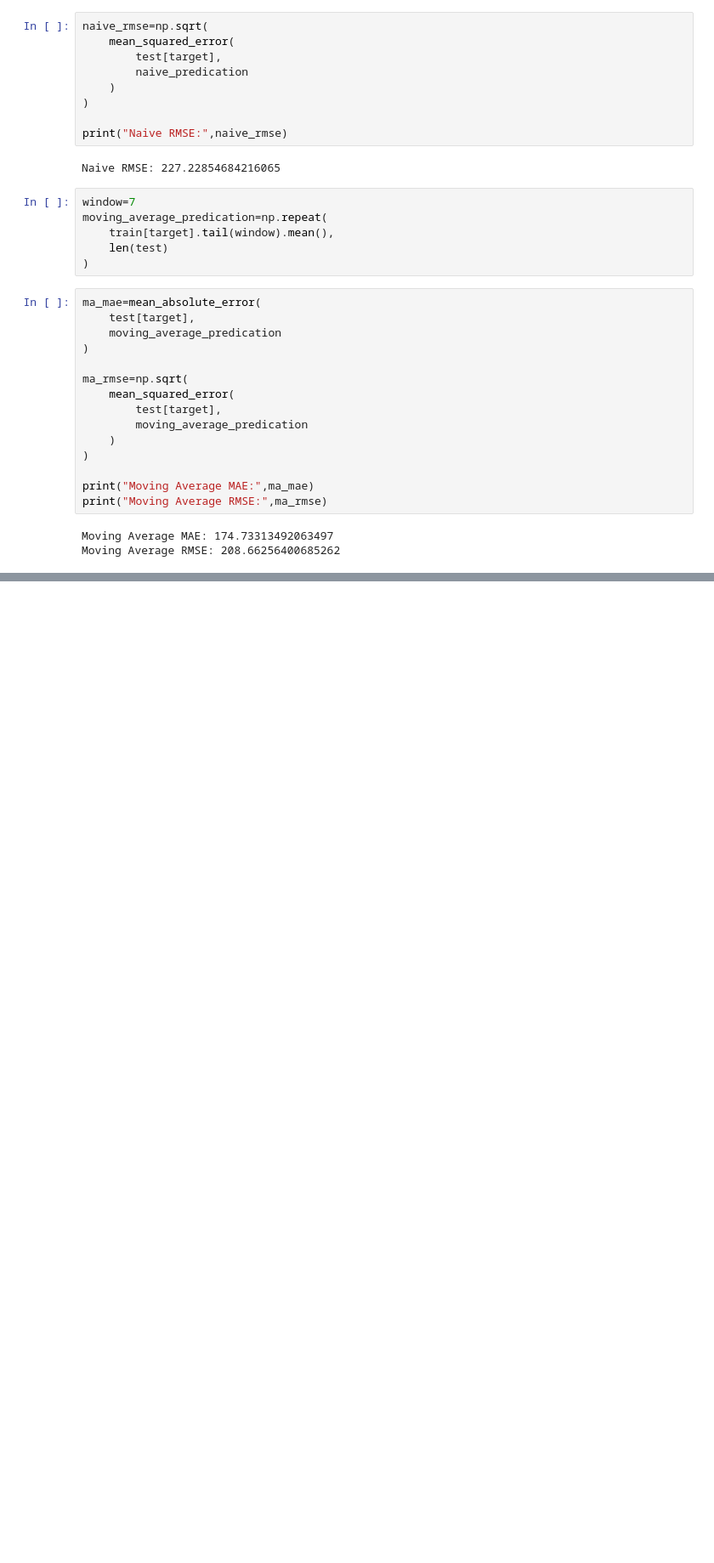
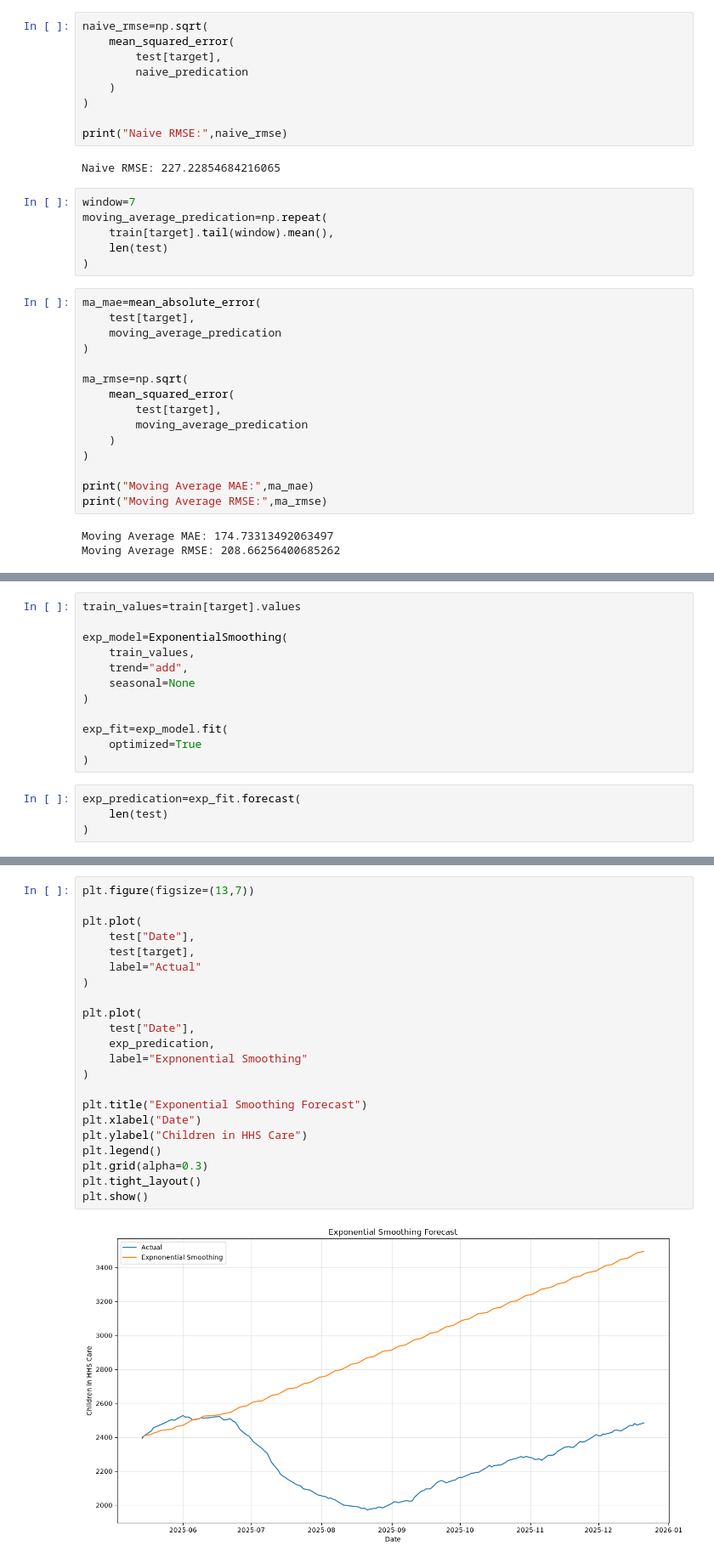
Before and after one commit to shivani1707s/Predictive-Forecasting-HHS, a Jupyter notebook: notebooks/Modeling.ipynb, the cells around one changed output, grey strips where cells are left out. Shown at 85% size. Drawn from its saved outputs; the diff is of its cells as text; blank space fills up the shorter version.

```diff
--- a/notebooks/Modeling.ipynb
+++ b/notebooks/Modeling.ipynb
@@ -122,0 +173,16 @@ Moving Average RMSE: 208.66256400685262
+# %%
+train_values=train[target].values
+
+exp_model=ExponentialSmoothing(
+    train_values,
+    trend="add",
+    seasonal=None
+)
+
+exp_fit=exp_model.fit(
+    optimized=True
+)
+# %%
+exp_predication=exp_fit.forecast(
+    len(test)
+)
@@ -122,0 +228,24 @@ Moving Average RMSE: 208.66256400685262
+# %%
+plt.figure(figsize=(13,7))
+
+plt.plot(
+    test["Date"],
+    test[target],
+    label="Actual"
+)
+
+plt.plot(
+    test["Date"],
+    exp_predication,
+    label="Expnonential Smoothing"
+)
+
+plt.title("Exponential Smoothing Forecast")
+plt.xlabel("Date")
+plt.ylabel("Children in HHS Care")
+plt.legend()
+plt.grid(alpha=0.3)
+plt.tight_layout()
+plt.show()
+# %% [output]
+[figure, added]
```
Also changed, not shown: parts of 5 cells of this notebook.
